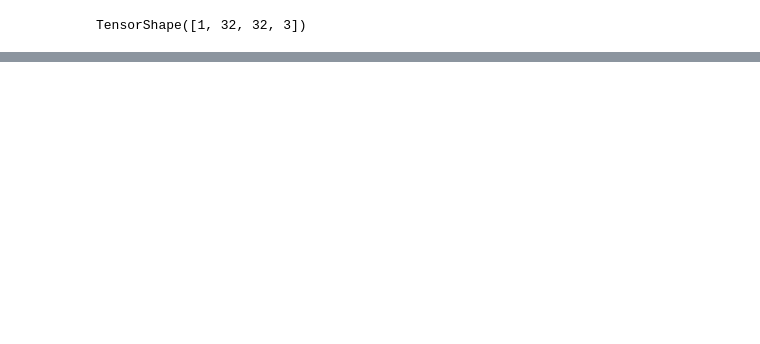
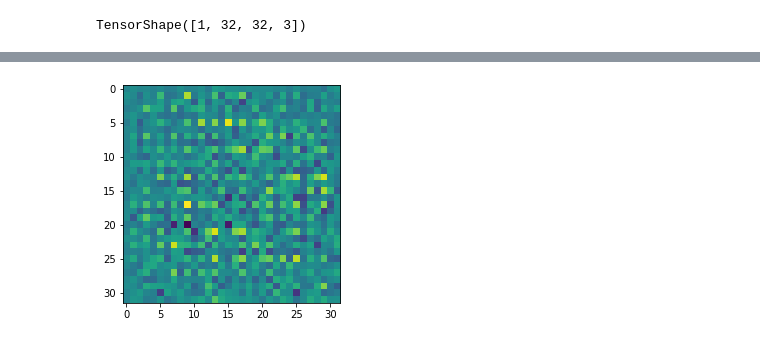
Before and after one commit to nr-ai/Aiffel_Exploration, a Jupyter notebook: Fashion MNIST (GAN).ipynb, the cells around one changed output, grey strips where cells are left out. Cells and saved outputs as stored; diff of their text form; code cells hidden in the pictures; blank space fills up the shorter version.

```diff
--- a/Fashion MNIST (GAN).ipynb
+++ b/Fashion MNIST (GAN).ipynb
@@ -143,0 +150,6 @@ Clipping input data to the valid range for imshow with RGB data ([0..1] for floa
+# %%
+generated_image_rgb  = (generated_image[0, :, :, 0] + generated_image[0, :, :, 1] + generated_image[0, :, :, 2] ) /3
+plt.imshow(generated_image_rgb)
+plt.show()
+# %% [output]
+[figure, added]
```
Also changed, not shown: parts of 20 cells of this notebook.
